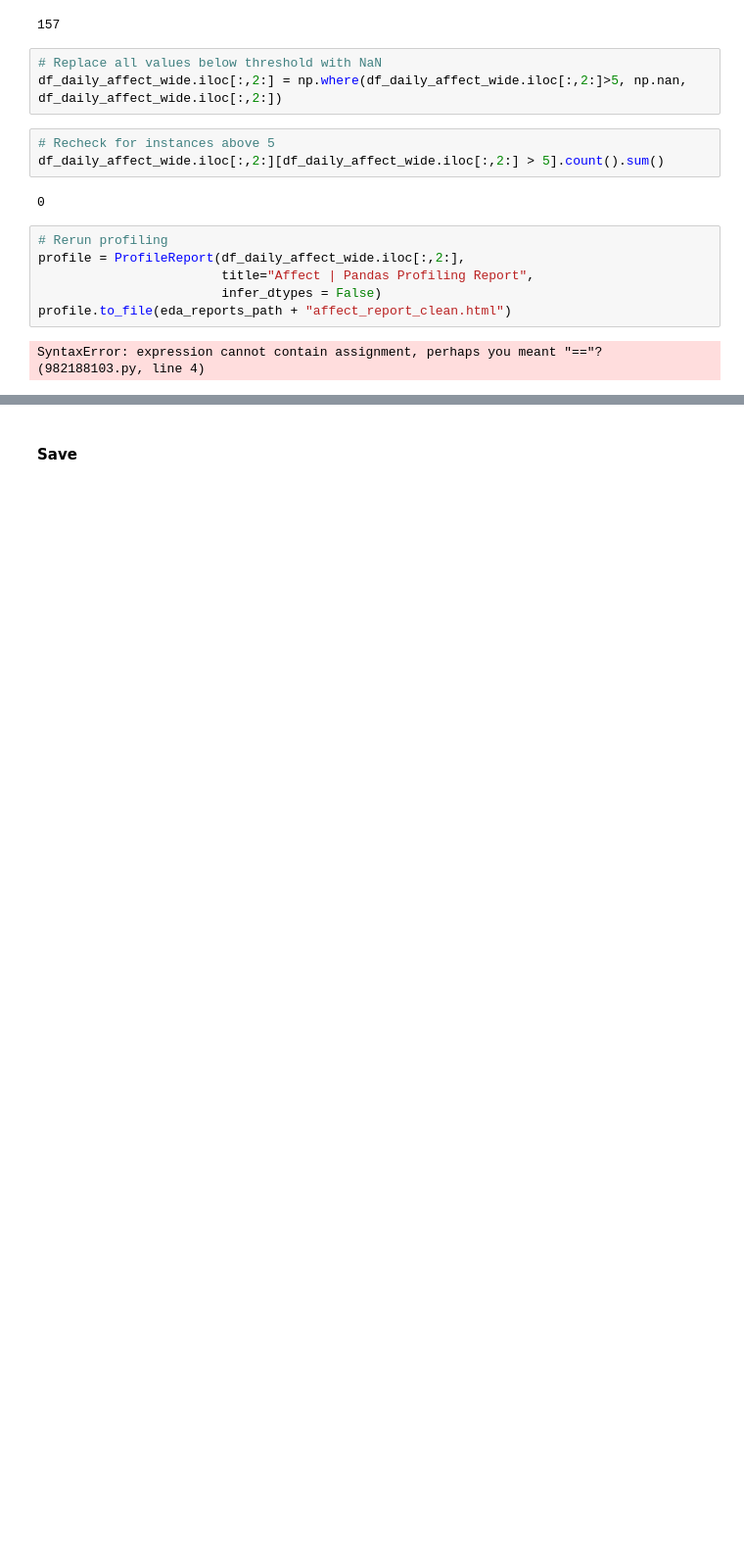
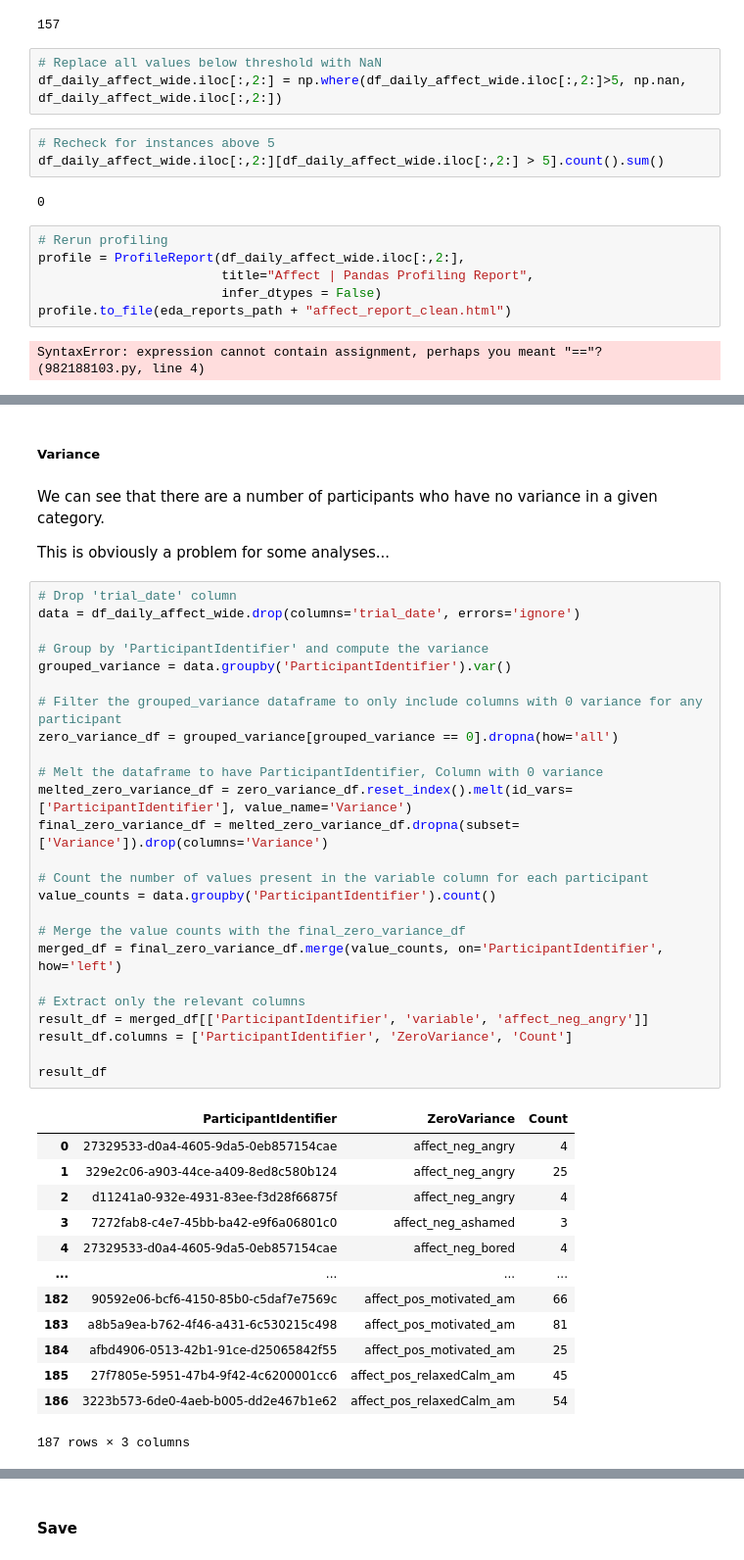
Before and after one commit to danieljwilson/3_3_experience_sampling, a Jupyter notebook: 3_3_3_data_analysis/01_data munge/01_1_process_data.ipynb, the cells around one changed output, grey strips where cells are left out. Shown at 98% size. Drawn from its saved outputs; the diff is of its cells as text; blank space fills up the shorter version.

```diff
--- a/3_3_3_data_analysis/01_data munge/01_1_process_data.ipynb
+++ b/3_3_3_data_analysis/01_data munge/01_1_process_data.ipynb
@@ -204,0 +219,45 @@ df_daily_affect_wide.drop(['trial_date'], axis=1).groupby('ParticipantIdentifier
+# %% [markdown]
+##### Variance
+# %% [markdown]
+We can see that there are a number of participants who have no variance in a given category.
+
+This is obviously a problem for some analyses...
+# %%
+# Drop 'trial_date' column
+data = df_daily_affect_wide.drop(columns='trial_date', errors='ignore')
+
+# Group by 'ParticipantIdentifier' and compute the variance
+grouped_variance = data.groupby('ParticipantIdentifier').var()
+
+# Filter the grouped_variance dataframe to only include columns with 0 variance for any participant
+zero_variance_df = grouped_variance[grouped_variance == 0].dropna(how='all')
+
+# Melt the dataframe to have ParticipantIdentifier, Column with 0 variance
+melted_zero_variance_df = zero_variance_df.reset_index().melt(id_vars=['ParticipantIdentifier'], value_name='Variance')
+final_zero_variance_df = melted_zero_variance_df.dropna(subset=['Variance']).drop(columns='Variance')
+
+# Count the number of values present in the variable column for each participant
+value_counts = data.groupby('ParticipantIdentifier').count()
+
+# Merge the value counts with the final_zero_variance_df
+merged_df = final_zero_variance_df.merge(value_counts, on='ParticipantIdentifier', how='left')
+
+# Extract only the relevant columns
+result_df = merged_df[['ParticipantIdentifier', 'variable', 'affect_neg_angry']]
+result_df.columns = ['ParticipantIdentifier', 'ZeroVariance', 'Count']
+
+result_df
+# %% [output]
+|  | ParticipantIdentifier | ZeroVariance | Count |
+| 0 | 27329533-d0a4-4605-9da5-0eb857154cae | affect_neg_angry | 4 |
+| 1 | 329e2c06-a903-44ce-a409-8ed8c580b124 | affect_neg_angry | 25 |
+| 2 | d11241a0-932e-4931-83ee-f3d28f66875f | affect_neg_angry | 4 |
+| 3 | 7272fab8-c4e7-45bb-ba42-e9f6a06801c0 | affect_neg_ashamed | 3 |
+| 4 | 27329533-d0a4-4605-9da5-0eb857154cae | affect_neg_bored | 4 |
+| ... | ... | ... | ... |
+| 182 | 90592e06-bcf6-4150-85b0-c5daf7e7569c | affect_pos_motivated_am | 66 |
+| 183 | a8b5a9ea-b762-4f46-a431-6c530215c498 | affect_pos_motivated_am | 81 |
+| 184 | afbd4906-0513-42b1-91ce-d25065842f55 | affect_pos_motivated_am | 25 |
+| 185 | 27f7805e-5951-47b4-9f42-4c6200001cc6 | affect_pos_relaxedCalm_am | 45 |
+| 186 | 3223b573-6de0-4aeb-b005-dd2e467b1e62 | affect_pos_relaxedCalm_am | 54 |
+187 rows × 3 columns
```
Also changed, not shown: parts of 22 cells of this notebook.
